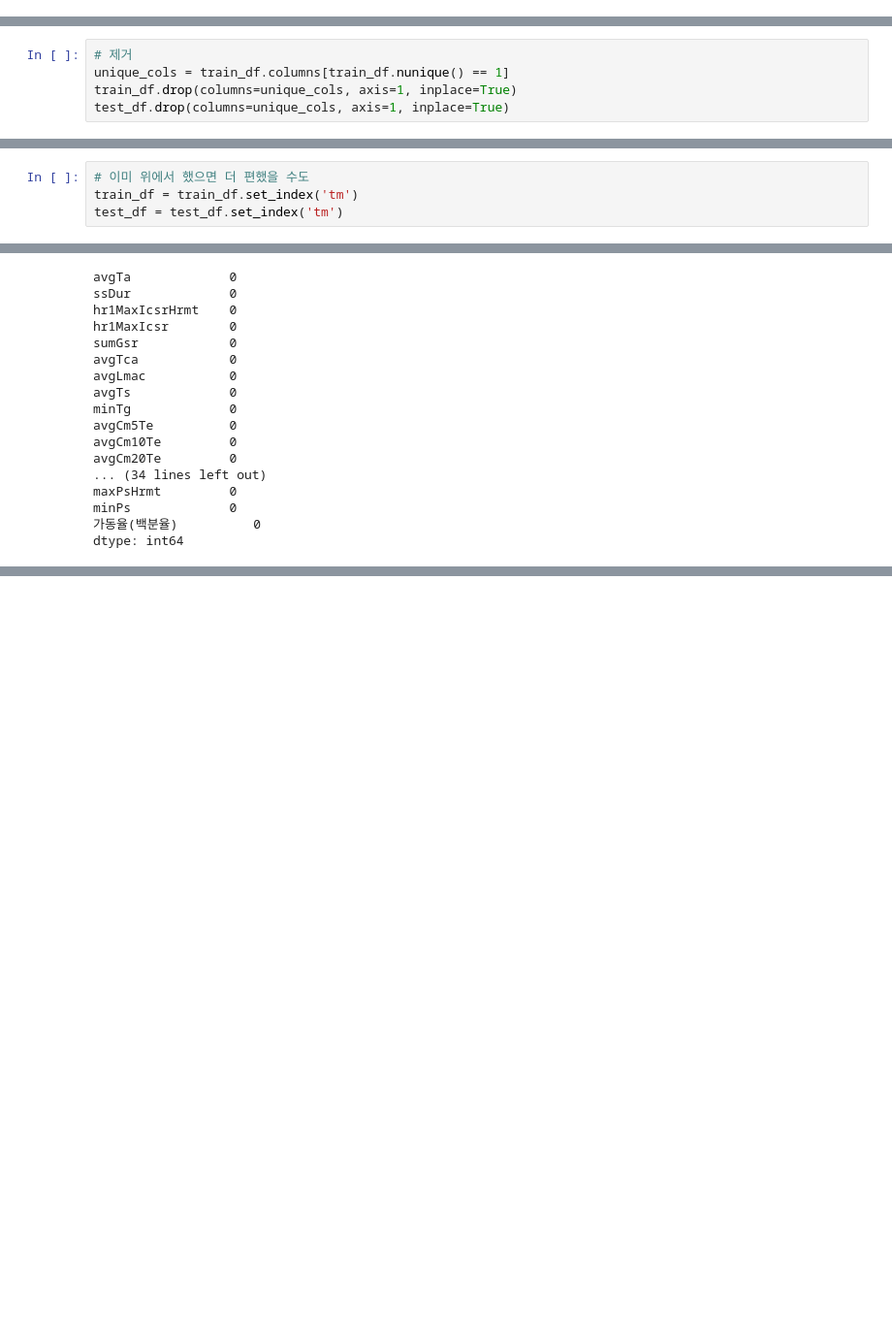
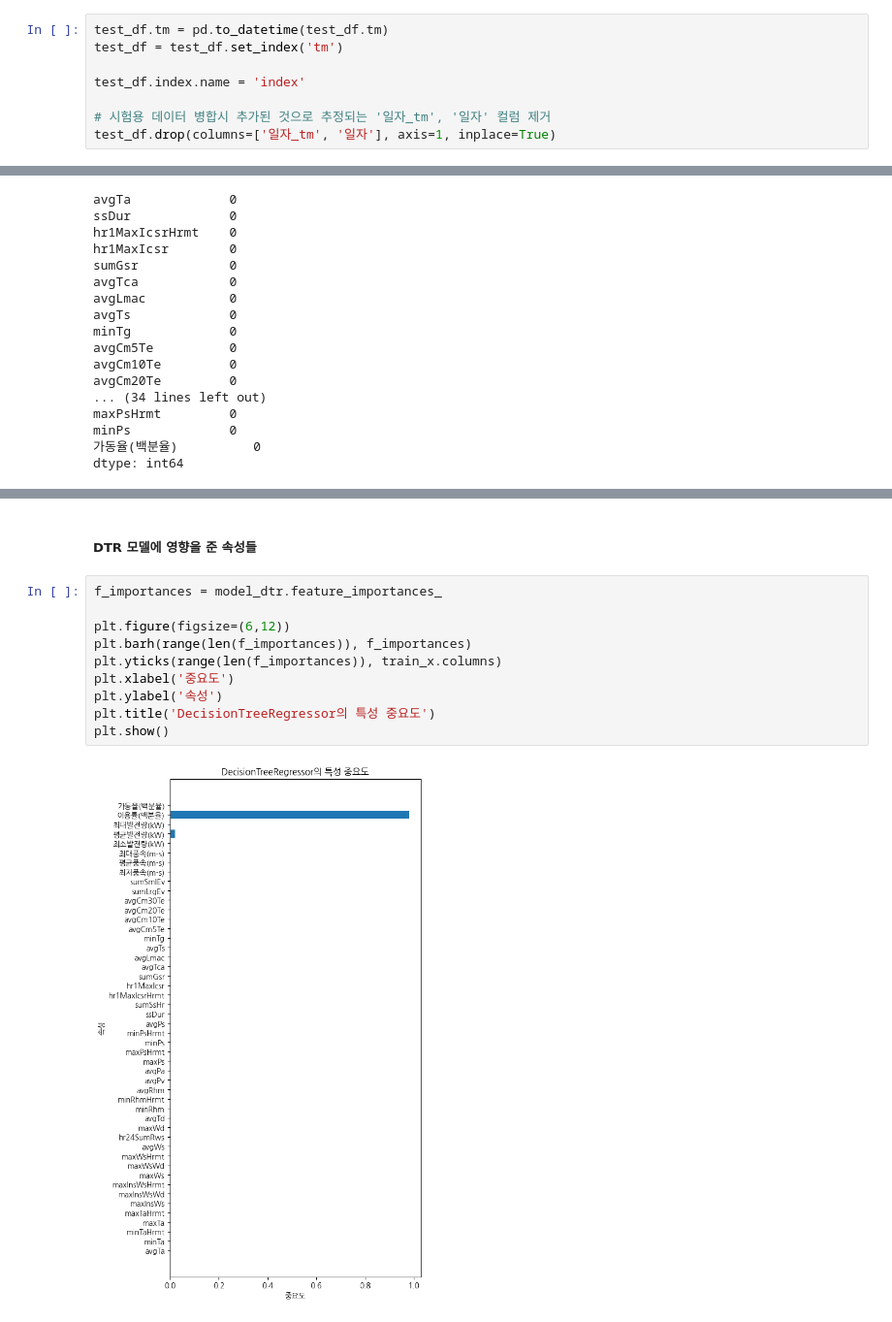
Before and after one commit to freemancho1/ai-projects, a Jupyter notebook: 40-WORK-T213P310/31-wind-power.ipynb, the cells around one changed output, grey strips where cells are left out. Shown at 97% size. Drawn from its saved outputs; the diff is of its cells as text; blank space fills up the shorter version.

```diff
--- a/40-WORK-T213P310/31-wind-power.ipynb
+++ b/40-WORK-T213P310/31-wind-power.ipynb
@@ -157 +138,9 @@ train_df = train_df[test_df.columns]
+# %%
+test_df.tm = pd.to_datetime(test_df.tm)
+test_df = test_df.set_index('tm')
+
+test_df.index.name = 'index'
+
+# 시험용 데이터 병합시 추가된 것으로 추정되는 '일자_tm', '일자' 컬럼 제거
+test_df.drop(columns=['일자_tm', '일자'], axis=1, inplace=True)
 # %% [markdown]
@@ -175,5 +147,0 @@ Index(['stnId', 'stnNm', '발전기명(WTG)', '발전기(Serial)', '발전용량
-# %%
-# 제거
-unique_cols = train_df.columns[train_df.nunique() == 1]
-train_df.drop(columns=unique_cols, axis=1, inplace=True)
-test_df.drop(columns=unique_cols, axis=1, inplace=True)
@@ -191,4 +147,0 @@ test_df.drop(columns=unique_cols, axis=1, inplace=True)
-# %%
-# 이미 위에서 했으면 더 편했을 수도
-train_df = train_df.set_index('tm')
-test_df = test_df.set_index('tm')
@@ -339,0 +350,14 @@ memory usage: 1.1 KB
+# %% [markdown]
+##### DTR 모델에 영향을 준 속성들
+# %%
+f_importances = model_dtr.feature_importances_
+
+plt.figure(figsize=(6,12))
+plt.barh(range(len(f_importances)), f_importances)
+plt.yticks(range(len(f_importances)), train_x.columns)
+plt.xlabel('중요도')
+plt.ylabel('속성')
+plt.title('DecisionTreeRegressor의 특성 중요도')
+plt.show()
+# %% [output]
+[figure, added]
```
Also changed, not shown: parts of 91 cells of this notebook, 34 other files.
